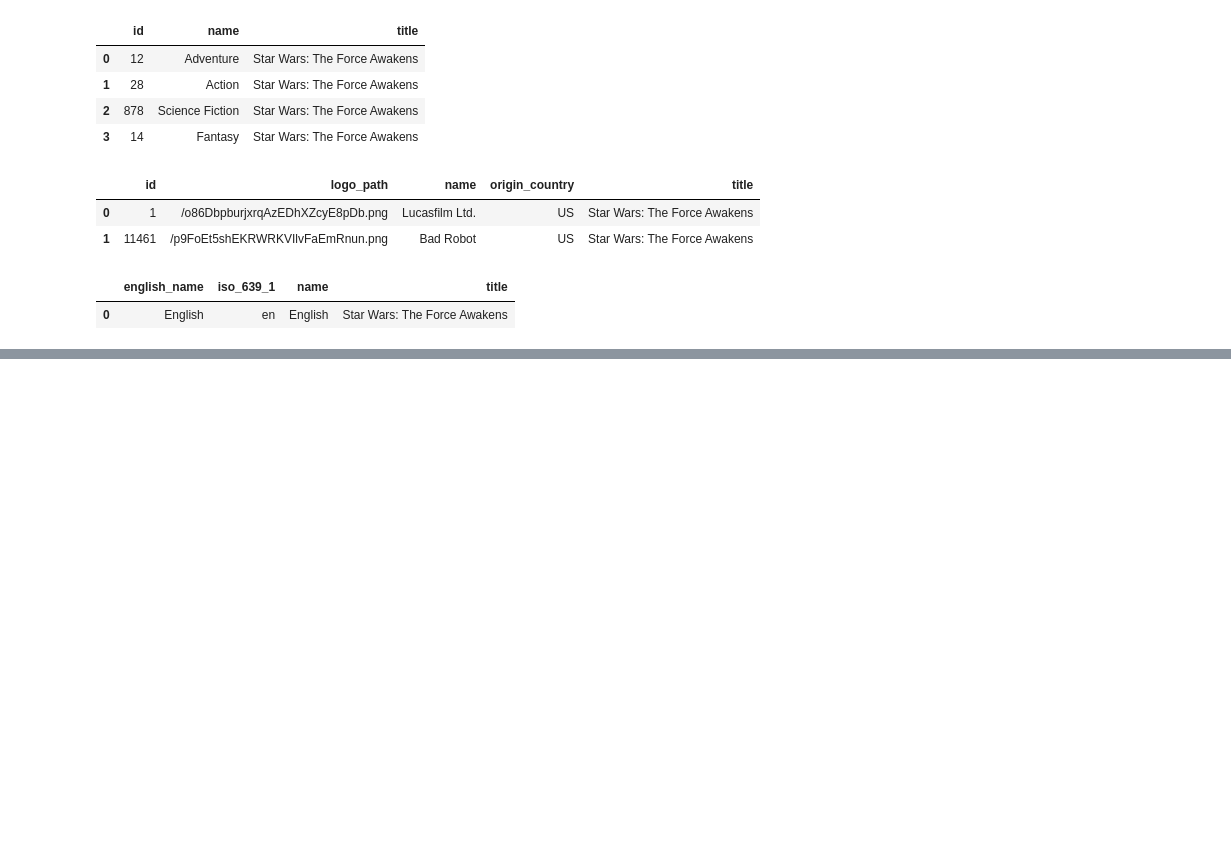
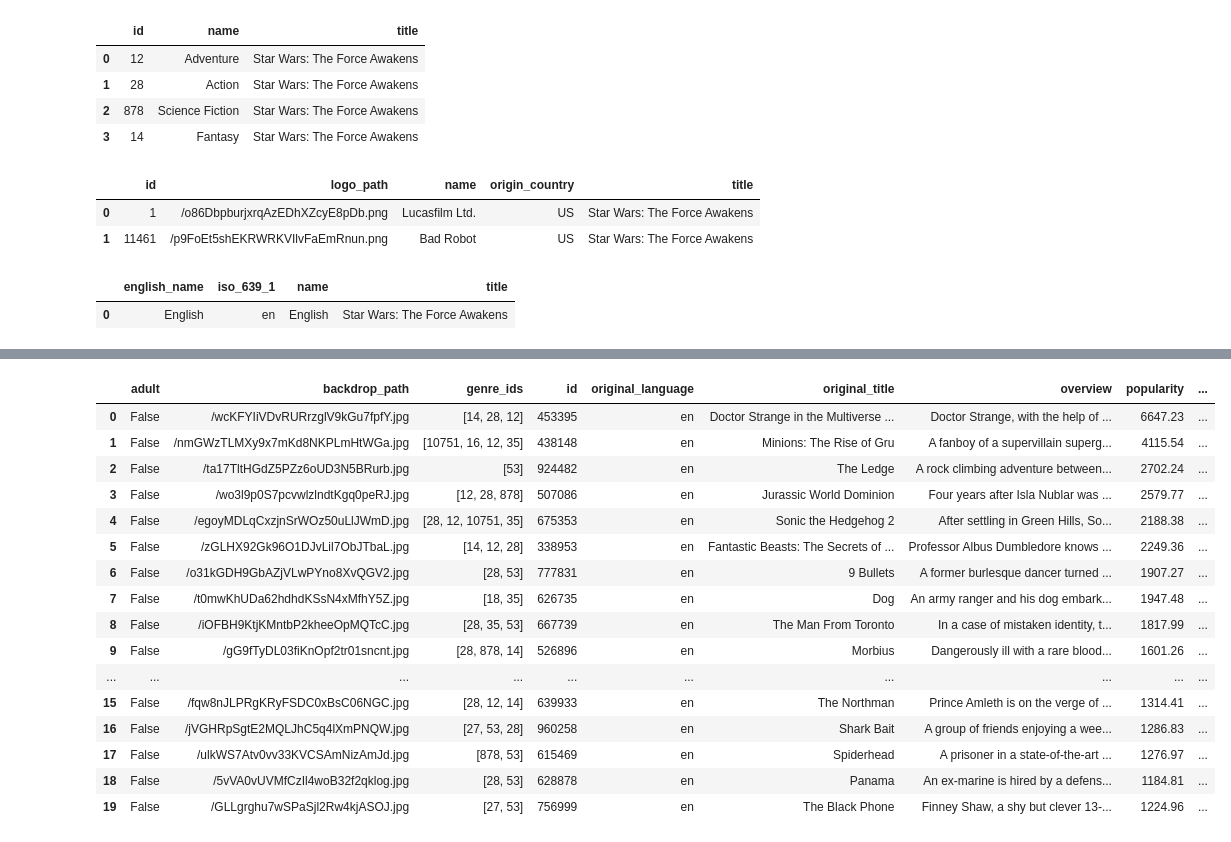
Before and after one commit to AleexSilva/Movies_Proyect, a Jupyter notebook: movies.ipynb, the cells around one changed output, grey strips where cells are left out. Drawn from its saved outputs; the diff is of its cells as text; code cells hidden in the pictures; blank space fills up the shorter version.

```diff
--- a/movies.ipynb
+++ b/movies.ipynb
@@ -94,3 +94,8 @@ pd.json_normalize(data = data, record_path = "spoken_languages", meta = "title")
 # %% [output]
 |  | english_name | iso_639_1 | name | title |
 | 0 | English | en | English | Star Wars: The Force Awakens |
+# %%
+discover_api = "https://api.themoviedb.org/3/discover/movie?"
+query = "&primary_release_date.gte=2022-01-01&primary_release_date.lte=2022-06-30"
+url = discover_api+'api_key='+TOKEN+query
+url
@@ -96,0 +104,3 @@ pd.json_normalize(data = data, record_path = "spoken_languages", meta = "title")
+# %%
+data = requests.get(url).json()
+data
@@ -96,0 +125,20 @@ pd.json_normalize(data = data, record_path = "spoken_languages", meta = "title")
+# %%
+pd.DataFrame(data['results'])
+# %% [output]
+|  | adult | backdrop_path | genre_ids | id | original_language | original_title | overview | popularity | ... |
+| 0 | False | /wcKFYIiVDvRURrzglV9kGu7fpfY.jpg | [14, 28, 12] | 453395 | en | Doctor Strange in the Multiverse ... | Doctor Strange, with the help of ... | 6647.23 | ... |
+| 1 | False | /nmGWzTLMXy9x7mKd8NKPLmHtWGa.jpg | [10751, 16, 12, 35] | 438148 | en | Minions: The Rise of Gru | A fanboy of a supervillain superg... | 4115.54 | ... |
+| 2 | False | /ta17TltHGdZ5PZz6oUD3N5BRurb.jpg | [53] | 924482 | en | The Ledge | A rock climbing adventure between... | 2702.24 | ... |
+| 3 | False | /wo3l9p0S7pcvwlzlndtKgq0peRJ.jpg | [12, 28, 878] | 507086 | en | Jurassic World Dominion | Four years after Isla Nublar was ... | 2579.77 | ... |
+| 4 | False | /egoyMDLqCxzjnSrWOz50uLlJWmD.jpg | [28, 12, 10751, 35] | 675353 | en | Sonic the Hedgehog 2 | After settling in Green Hills, So... | 2188.38 | ... |
+| 5 | False | /zGLHX92Gk96O1DJvLil7ObJTbaL.jpg | [14, 12, 28] | 338953 | en | Fantastic Beasts: The Secrets of ... | Professor Albus Dumbledore knows ... | 2249.36 | ... |
+| 6 | False | /o31kGDH9GbAZjVLwPYno8XvQGV2.jpg | [28, 53] | 777831 | en | 9 Bullets | A former burlesque dancer turned ... | 1907.27 | ... |
+| 7 | False | /t0mwKhUDa62hdhdKSsN4xMfhY5Z.jpg | [18, 35] | 626735 | en | Dog | An army ranger and his dog embark... | 1947.48 | ... |
+| 8 | False | /iOFBH9KtjKMntbP2kheeOpMQTcC.jpg | [28, 35, 53] | 667739 | en | The Man From Toronto | In a case of mistaken identity, t... | 1817.99 | ... |
+| 9 | False | /gG9fTyDL03fiKnOpf2tr01sncnt.jpg | [28, 878, 14] | 526896 | en | Morbius | Dangerously ill with a rare blood... | 1601.26 | ... |
+| ... | ... | ... | ... | ... | ... | ... | ... | ... | ... |
+| 15 | False | /fqw8nJLPRgKRyFSDC0xBsC06NGC.jpg | [28, 12, 14] | 639933 | en | The Northman | Prince Amleth is on the verge of ... | 1314.41 | ... |
+| 16 | False | /jVGHRpSgtE2MQLJhC5q4lXmPNQW.jpg | [27, 53, 28] | 960258 | en | Shark Bait | A group of friends enjoying a wee... | 1286.83 | ... |
+| 17 | False | /ulkWS7Atv0vv33KVCSAmNizAmJd.jpg | [878, 53] | 615469 | en | Spiderhead | A prisoner in a state-of-the-art ... | 1276.97 | ... |
+| 18 | False | /5vVA0vUVMfCzIl4woB32f2qklog.jpg | [28, 53] | 628878 | en | Panama | An ex-marine is hired by a defens... | 1184.81 | ... |
+| 19 | False | /GLLgrghu7wSPaSjl2Rw4kjASOJ.jpg | [27, 53] | 756999 | en | The Black Phone | Finney Shaw, a shy but clever 13-... | 1224.96 | ... |
```
Also changed, not shown: parts of 3 cells of this notebook.
